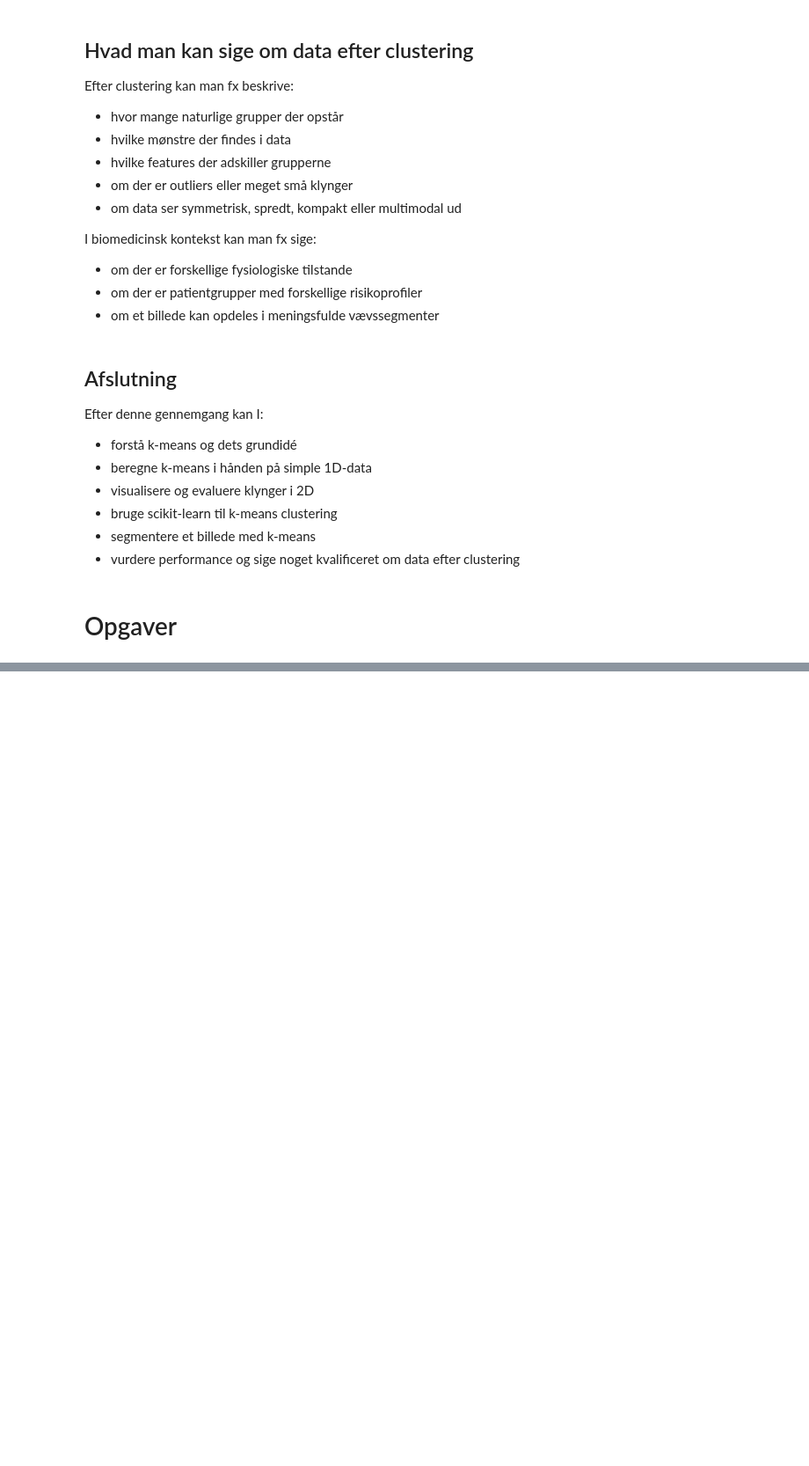
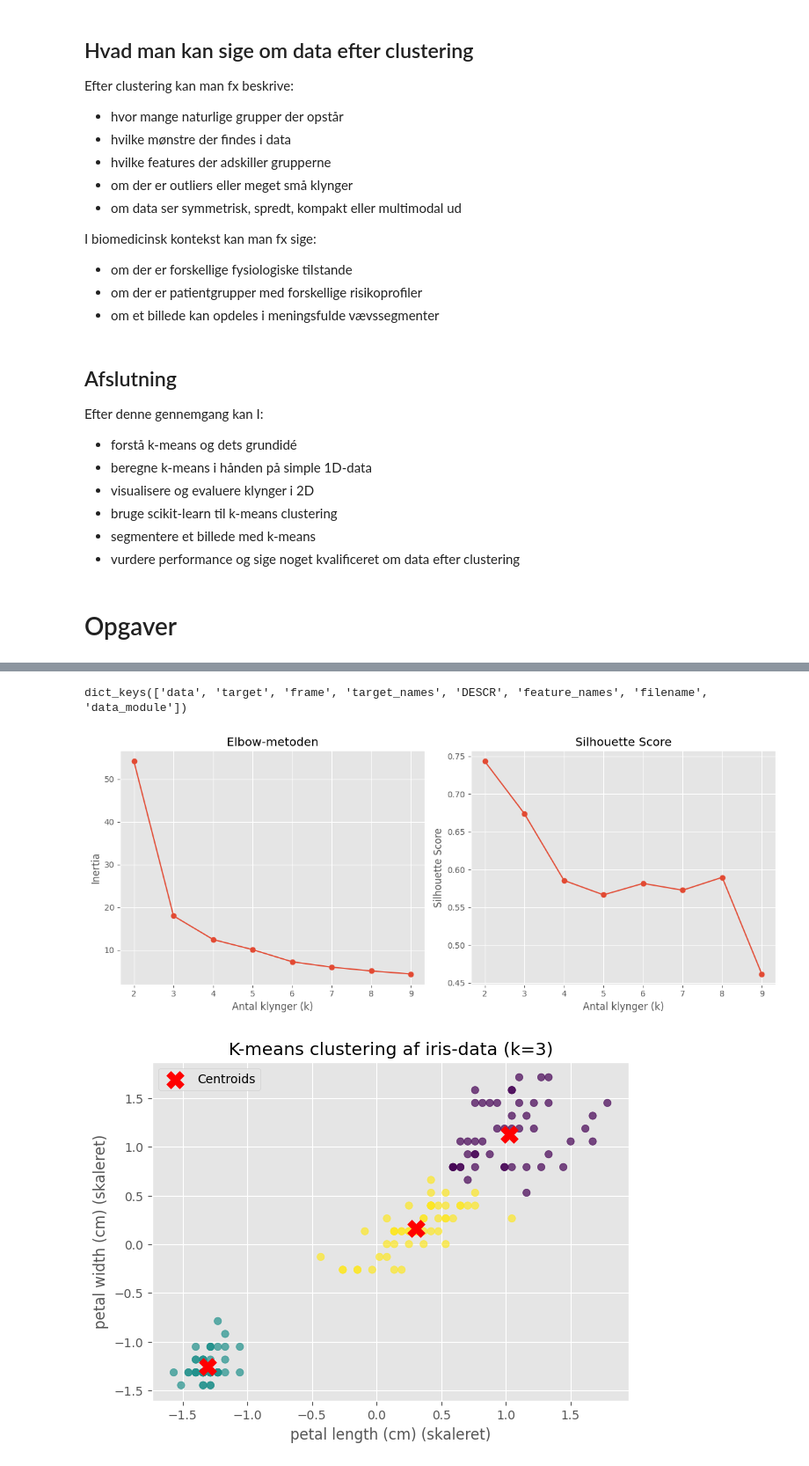
Before and after one commit to AAU-ST2-Programming/populations_data_2, a Jupyter notebook: populations_data_2.ipynb, the cells around one changed output, grey strips where cells are left out. Shown at 88% size. Cells and saved outputs as stored; diff of their text form; code cells hidden in the pictures; blank space fills up the shorter version.

```diff
--- a/populations_data_2.ipynb
+++ b/populations_data_2.ipynb
@@ -531 +579,55 @@ Use NumPy to combine the two feature arrays into a 2D dataset, scale it, run k
+# %%
+import numpy as np
+import matplotlib.pyplot as plt
+from sklearn.datasets import load_iris
+from sklearn.preprocessing import StandardScaler
+from sklearn.cluster import KMeans
+from sklearn.metrics import silhouette_score
+
+# Indlæs og skaler data
+data = load_iris()
+print(data.keys())
+selected_features = [2,3]  # Vælg de sidste to features (petal length og petal width)
+X = StandardScaler().fit_transform(data.data)[:,selected_features] # Brug kun de første to features for visualisering
+
+inertias = []
+silhouettes = []
+ks = range(2, 10)
+
+for k in ks:
+    model = KMeans(n_clusters=k, random_state=42)
+    labels = model.fit_predict(X)
+    inertias.append(model.inertia_)
+    silhouettes.append(silhouette_score(X, labels))
+
+# Plot inertia og silhouette score
+fig, ax = plt.subplots(1, 2, figsize=(12, 5))
+ax[0].plot(ks, inertias, marker='o')
+ax[0].set_xlabel('Antal klynger (k)')
+ax[0].set_ylabel('Inertia')
+ax[0].set_title('Elbow-metoden')
+
+ax[1].plot(ks, silhouettes, marker='o')
+ax[1].set_xlabel('Antal klynger (k)')
+ax[1].set_ylabel('Silhouette Score')
+ax[1].set_title('Silhouette Score')
+plt.tight_layout()
+plt.show()
+
+# Visualiser klynger for k=3
+k = 3
+model = KMeans(n_clusters=k, random_state=42)
+labels = model.fit_predict(X)
+plt.figure(figsize=(7, 5))
+plt.scatter(X[:, 0], X[:, 1], c=labels, cmap='viridis', alpha=0.7)
+plt.scatter(model.cluster_centers_[:, 0], model.cluster_centers_[:, 1], c='red', s=200, marker='X', label='Centroids')
+plt.xlabel(f'{data.feature_names[selected_features[0]]} (skaleret)')
+plt.ylabel(f'{data.feature_names[selected_features[1]]} (skaleret)')
+plt.title('K-means clustering af iris-data (k=3)')
+plt.legend()
+plt.show()
+# %% [output]
+dict_keys(['data', 'target', 'frame', 'target_names', 'DESCR', 'feature_names', 'filename', 'data_module'])
+[figure, added]
+[figure, added]
 # %% [markdown]
```
Also changed, not shown: parts of 13 cells of this notebook.
